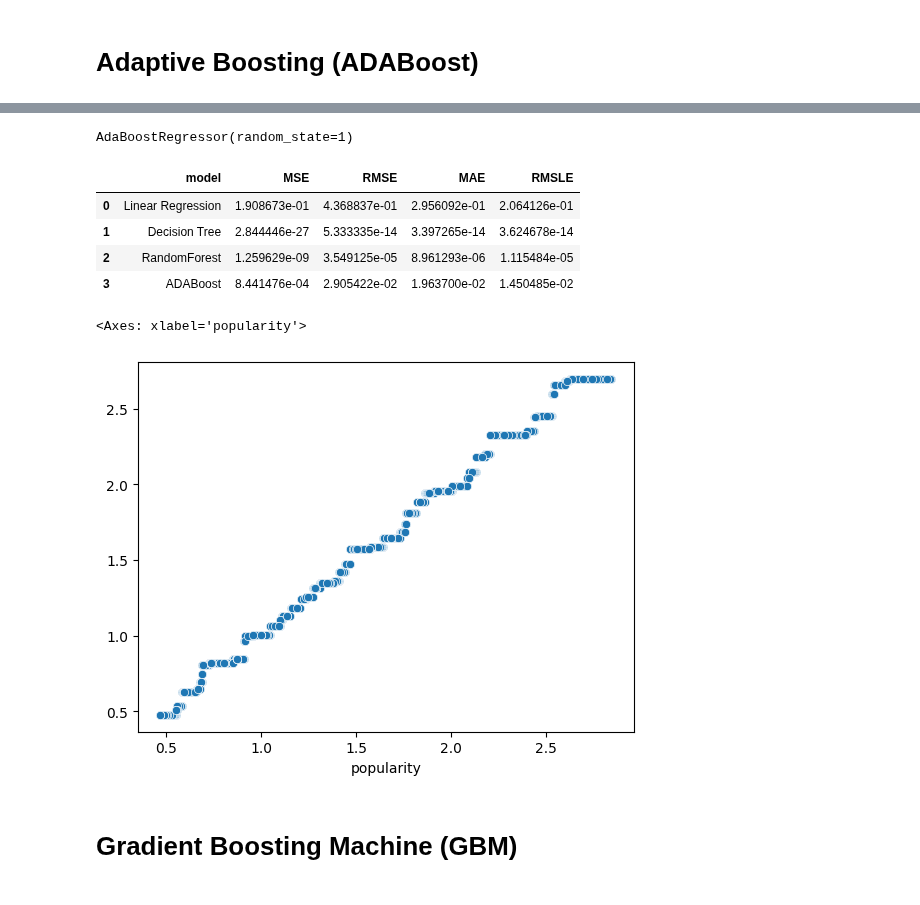
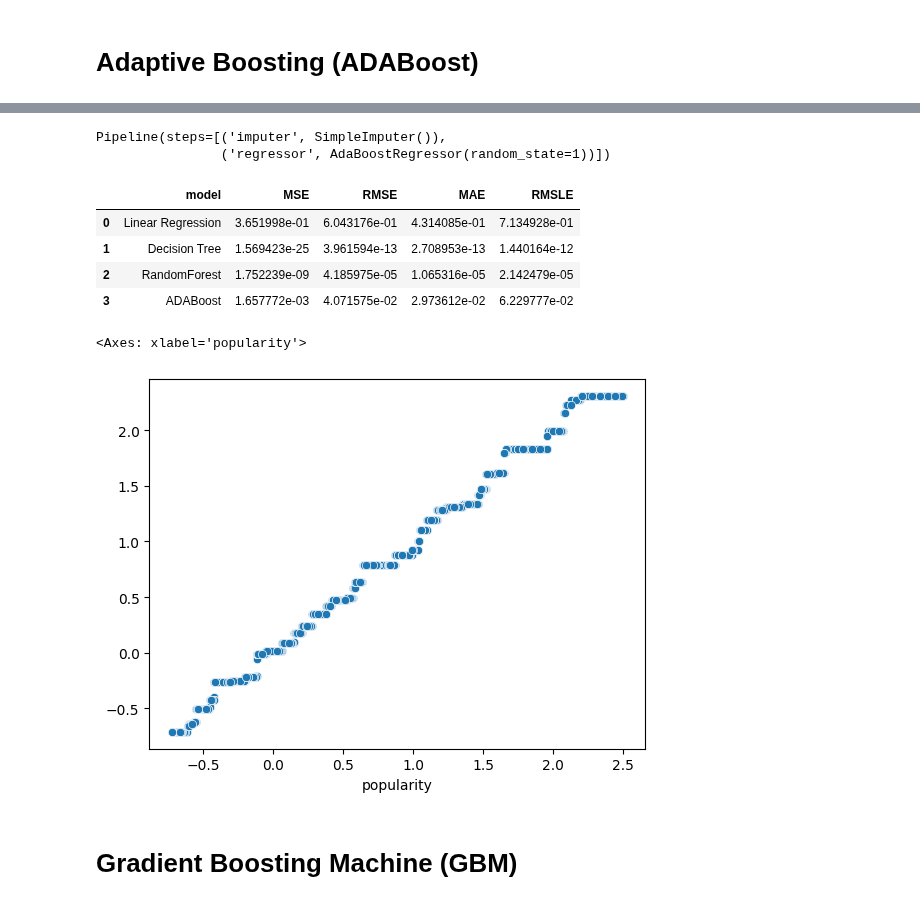
Before and after one commit to Elbx88/ML-Model-Perdiction, a Jupyter notebook: Project_ML_Models_Erez_Levy_TMDB_6.ipynb, the cells around one changed output, grey strips where cells are left out. Saved outputs shown, nothing was run; the diff lists cells and outputs as text; code cells hidden in the pictures.

```diff
--- a/Project_ML_Models_Erez_Levy_TMDB_6.ipynb
+++ b/Project_ML_Models_Erez_Levy_TMDB_6.ipynb
@@ -692,0 +941,36 @@ regressionMetrics(y, pred1)
+# %%
+import pandas as pd
+from sklearn.linear_model import LinearRegression
+from sklearn.tree import DecisionTreeRegressor
+from sklearn.ensemble import RandomForestRegressor, AdaBoostRegressor, GradientBoostingRegressor
+from sklearn.svm import SVR
+from sklearn.pipeline import Pipeline
+from sklearn.impute import SimpleImputer
+#!pip install xgboost
+import xgboost
+import numpy as np  # Import numpy
+
+# Convert datetime columns to numerical features (e.g., Unix timestamps) before fitting
+for col in tmdb_model.select_dtypes(include=['datetime64']).columns:
+    tmdb_model[col] = tmdb_model[col].astype('int64').astype(float)  # Convert to int64 then to float
+
+X = tmdb_model.loc[:, tmdb_model.columns != 'popularity']
+y = tmdb_model['popularity']
+
+# Replace infinite values with NaN before creating the pipeline
+X.replace([np.inf, -np.inf], np.nan, inplace=True)
+
+# Create a pipeline with an imputer
+pipeline = Pipeline([
+    ('imputer', SimpleImputer(strategy='mean')),  # Impute missing values with the mean
+    ('regressor', LinearRegression())  # Your LinearRegression model
+])
+
+# Fit the pipeline (including imputation) to your data
+pipeline.fit(X, y)
+
+# Make predictions using the pipeline
+pred1 = pipeline.predict(X)
+
+# Calculate regression metrics
+regressionMetrics(y, pred1)
@@ -753,24 +1099,26 @@ sns.scatterplot(x=y, y=pred3)
 # %%
 mod4 = AdaBoostRegressor(random_state=1)
-mod4.fit(X,y)
+pipeline.fit(X, y)
 # %% [output]
-AdaBoostRegressor(random_state=1)
+Pipeline(steps=[('imputer', SimpleImputer()),
+                ('regressor', AdaBoostRegressor(random_state=1))])
 # %%
-pred4 = mod4.predict(X)
+pred4 = pipeline.predict(X_test)  # Predict on X_test (test set)
 model_dict = {'model': "ADABoost"}
-new_row = pd.DataFrame([{**model_dict, **regressionMetrics(y, pred4)}])
+# Use y_test (test set target values) for evaluation
+new_row = pd.DataFrame([{**model_dict, **regressionMetrics(y_test, pred4)}])
 models_list = pd.concat([models_list, new_row], ignore_index=True)
 models_list
 # %% [output]
 |  | model | MSE | RMSE | MAE | RMSLE |
-| 0 | Linear Regression | 1.908673e-01 | 4.368837e-01 | 2.956092e-01 | 2.064126e-01 |
-| 1 | Decision Tree | 2.844446e-27 | 5.333335e-14 | 3.397265e-14 | 3.624678e-14 |
-| 2 | RandomForest | 1.259629e-09 | 3.549125e-05 | 8.961293e-06 | 1.115484e-05 |
-| 3 | ADABoost | 8.441476e-04 | 2.905422e-02 | 1.963700e-02 | 1.450485e-02 |
+| 0 | Linear Regression | 3.651998e-01 | 6.043176e-01 | 4.314085e-01 | 7.134928e-01 |
+| 1 | Decision Tree | 1.569423e-25 | 3.961594e-13 | 2.708953e-13 | 1.440164e-12 |
+| 2 | RandomForest | 1.752239e-09 | 4.185975e-05 | 1.065316e-05 | 2.142479e-05 |
+| 3 | ADABoost | 1.657772e-03 | 4.071575e-02 | 2.973612e-02 | 6.229777e-02 |
 # %%
-sns.scatterplot(x=y, y=pred4)
+sns.scatterplot(x=y_test, y=pred4)
 # %% [output]
 <Axes: xlabel='popularity'>
-[figure, old version]
+[figure, new version]
 # %% [markdown]
 # Gradient Boosting Machine (GBM)
```
Also changed, not shown: parts of 74 cells of this notebook.
